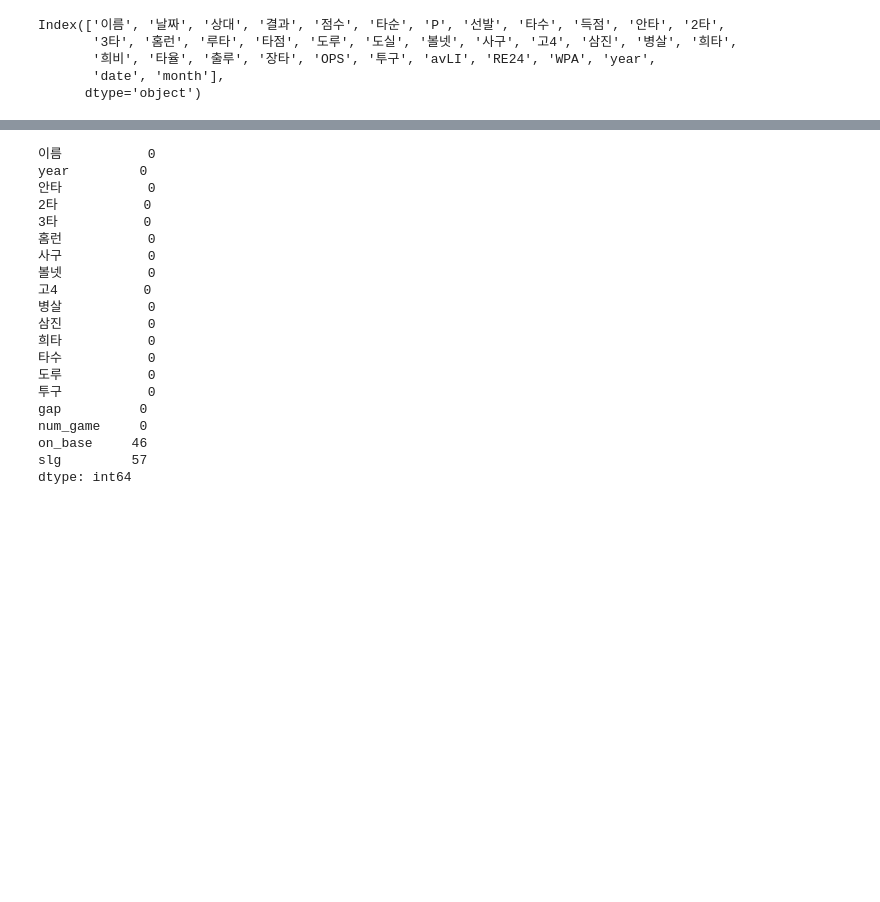
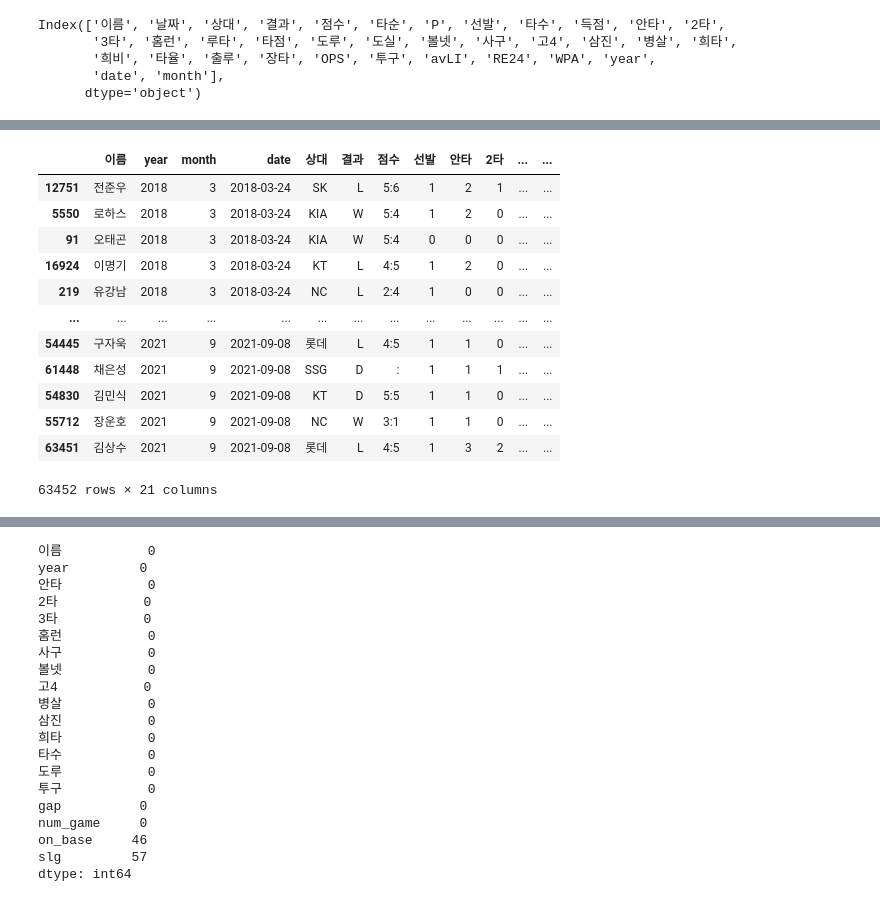
Before and after one commit to codenavy94/DAdejus_bigcon_2021, a Jupyter notebook: preprocess/preprocess_baseball.ipynb, the cells around one changed output, grey strips where cells are left out. Drawn from its saved outputs; the diff is of its cells as text; code cells hidden in the pictures; blank space fills up the shorter version.

```diff
--- a/preprocess/preprocess_baseball.ipynb
+++ b/preprocess/preprocess_baseball.ipynb
@@ -133,3 +137,19 @@ dataset
+# %%
+dataset
+# %% [output]
+|  | 이름 | year | month | date | 상대 | 결과 | 점수 | 선발 | 안타 | 2타 | ... | ... |
+| 12751 | 전준우 | 2018 | 3 | 2018-03-24 | SK | L | 5:6 | 1 | 2 | 1 | ... | ... |
+| 5550 | 로하스 | 2018 | 3 | 2018-03-24 | KIA | W | 5:4 | 1 | 2 | 0 | ... | ... |
+| 91 | 오태곤 | 2018 | 3 | 2018-03-24 | KIA | W | 5:4 | 0 | 0 | 0 | ... | ... |
+| 16924 | 이명기 | 2018 | 3 | 2018-03-24 | KT | L | 4:5 | 1 | 2 | 0 | ... | ... |
+| 219 | 유강남 | 2018 | 3 | 2018-03-24 | NC | L | 2:4 | 1 | 0 | 0 | ... | ... |
+| ... | ... | ... | ... | ... | ... | ... | ... | ... | ... | ... | ... | ... |
+| 54445 | 구자욱 | 2021 | 9 | 2021-09-08 | 롯데 | L | 4:5 | 1 | 1 | 0 | ... | ... |
+| 61448 | 채은성 | 2021 | 9 | 2021-09-08 | SSG | D | : | 1 | 1 | 1 | ... | ... |
+| 54830 | 김민식 | 2021 | 9 | 2021-09-08 | KT | D | 5:5 | 1 | 1 | 0 | ... | ... |
+| 55712 | 장운호 | 2021 | 9 | 2021-09-08 | NC | W | 3:1 | 1 | 1 | 0 | ... | ... |
+| 63451 | 김상수 | 2021 | 9 | 2021-09-08 | 롯데 | L | 4:5 | 1 | 3 | 2 | ... | ... |
+63452 rows × 21 columns
 # %%
 #dataset.to_csv(os.path.join(dpath, 'feature_baseball.csv'),index=False)
 # %%
```
Also changed, not shown: parts of 12 cells of this notebook, 3 other files.
